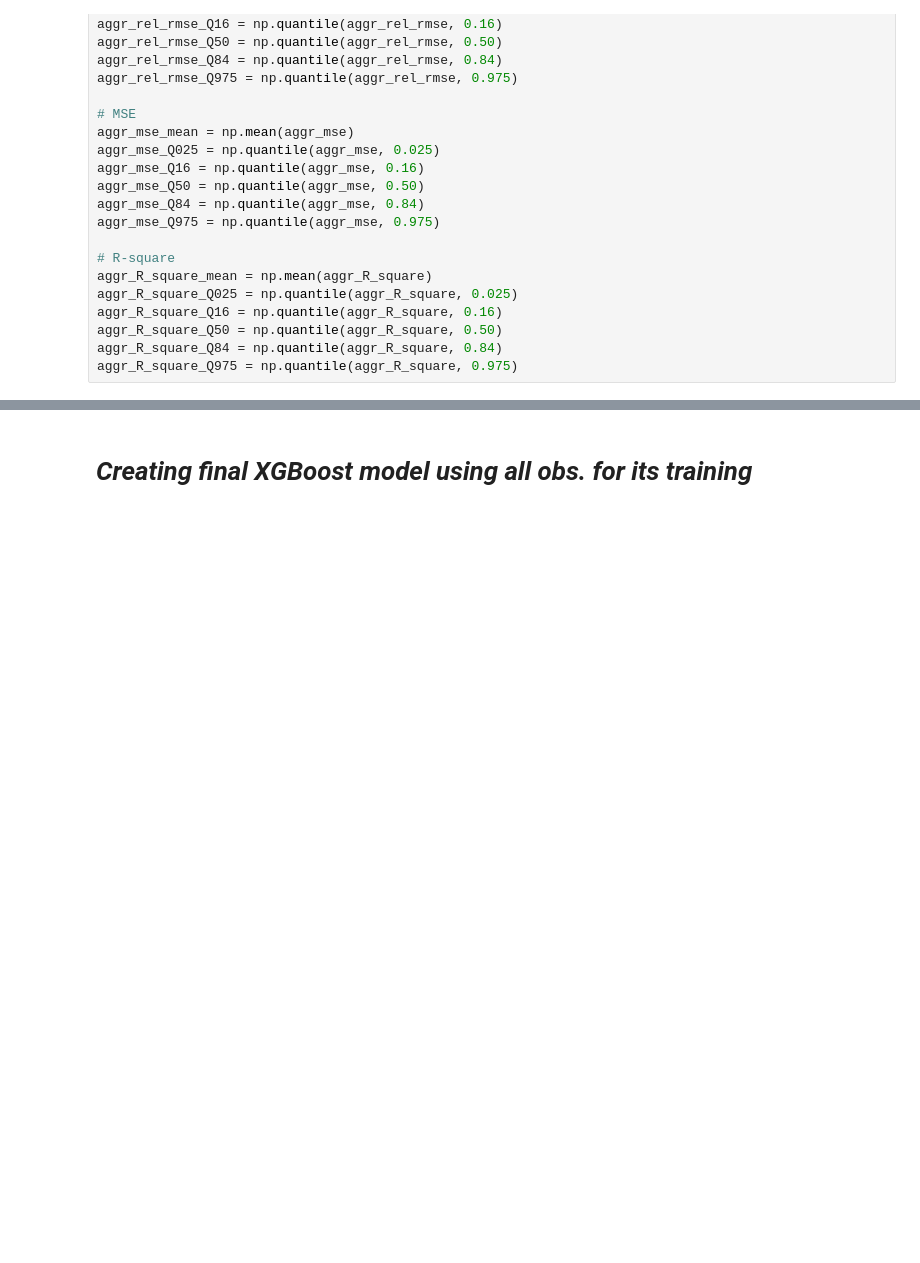
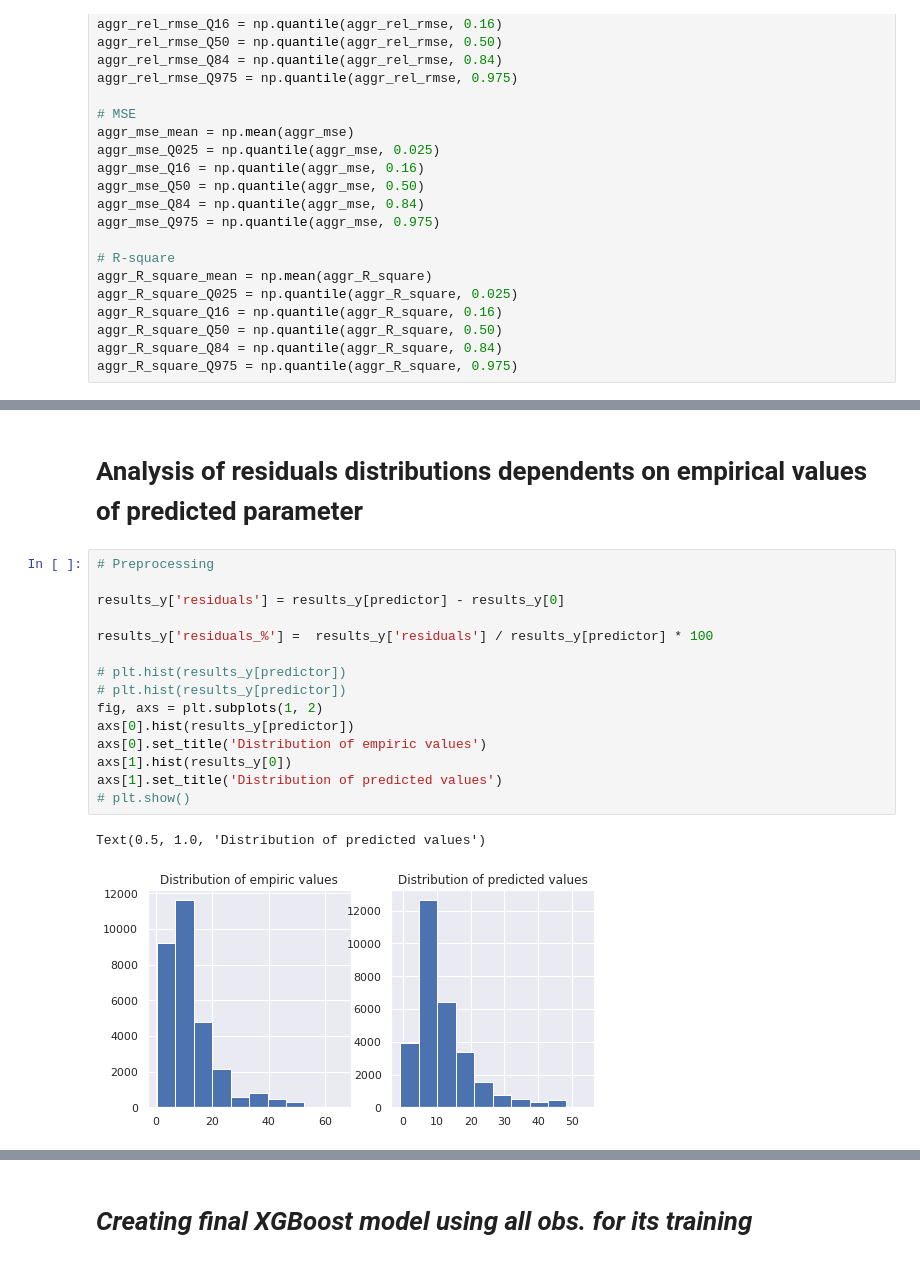
Before and after one commit to holiaka/ChEZ-data, a Jupyter notebook: Sapplementary_materials/01_biomass_processing/01_estimation_unc/03_M_stem_bark_other_authors.ipynb, the cells around one changed output, grey strips where cells are left out. Drawn from its saved outputs; the diff is of its cells as text; blank space fills up the shorter version.

```diff
--- a/Sapplementary_materials/01_biomass_processing/01_estimation_unc/03_M_stem_bark_other_authors.ipynb
+++ b/Sapplementary_materials/01_biomass_processing/01_estimation_unc/03_M_stem_bark_other_authors.ipynb
@@ -708 +708,21 @@ Aggregate RMSE(%) statistic:
 ***
+# %% [markdown]
+# Analysis of residuals distributions dependents on empirical values of predicted parameter
+# %%
+# Preprocessing
+
+results_y['residuals'] = results_y[predictor] - results_y[0]
+
+results_y['residuals_%'] =  results_y['residuals'] / results_y[predictor] * 100
+
+# plt.hist(results_y[predictor])
+# plt.hist(results_y[predictor])
+fig, axs = plt.subplots(1, 2)
+axs[0].hist(results_y[predictor])
+axs[0].set_title('Distribution of empiric values')
+axs[1].hist(results_y[0])
+axs[1].set_title('Distribution of predicted values')
+# plt.show()
+# %% [output]
+Text(0.5, 1.0, 'Distribution of predicted values')
+[figure, added]
```
Also changed, not shown: parts of 14 cells of this notebook, 1 other file.
